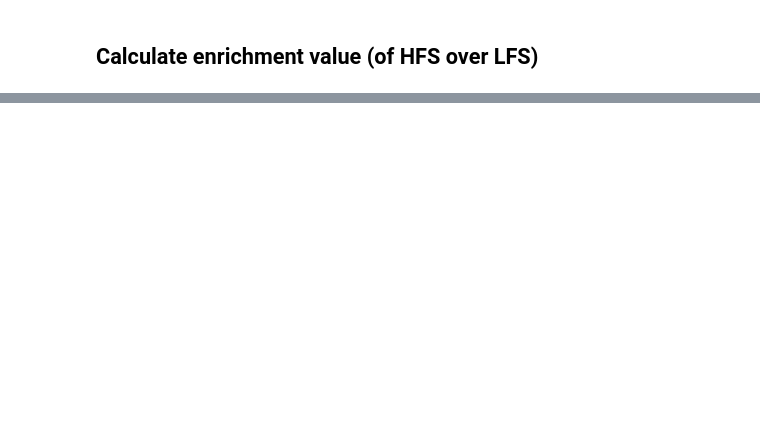
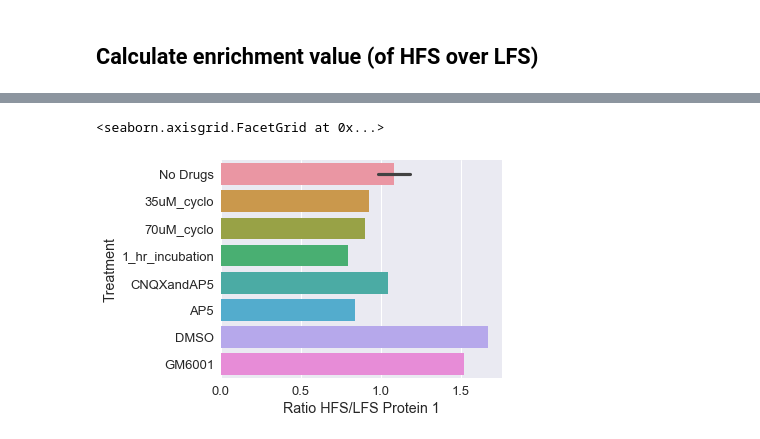
Before and after one commit to taldanko/Image_processing, a Jupyter notebook: SlicesManipulation_Analysis/SlicesManipulation_Analysis.ipynb, the cells around one changed output, grey strips where cells are left out. Cells and saved outputs as stored; diff of their text form; code cells hidden in the pictures; blank space fills up the shorter version.

```diff
--- a/SlicesManipulation_Analysis/SlicesManipulation_Analysis.ipynb
+++ b/SlicesManipulation_Analysis/SlicesManipulation_Analysis.ipynb
@@ -1041,0 +1349,5 @@ Experiments_summary_of_HFS_LFS_comp.to_pickle(path='/Volumes/ukps-all$/user/tdan
+# %%
+sns.factorplot(kind='bar', x='Ratio HFS/LFS Protein 1', y ='Treatment',data=Experiments_summary_of_HFS_LFS_comp, size=4, aspect=1.5)
+# %% [output]
+<seaborn.axisgrid.FacetGrid at 0x...>
+[figure, added]
```
Also changed, not shown: parts of 26 cells of this notebook.
